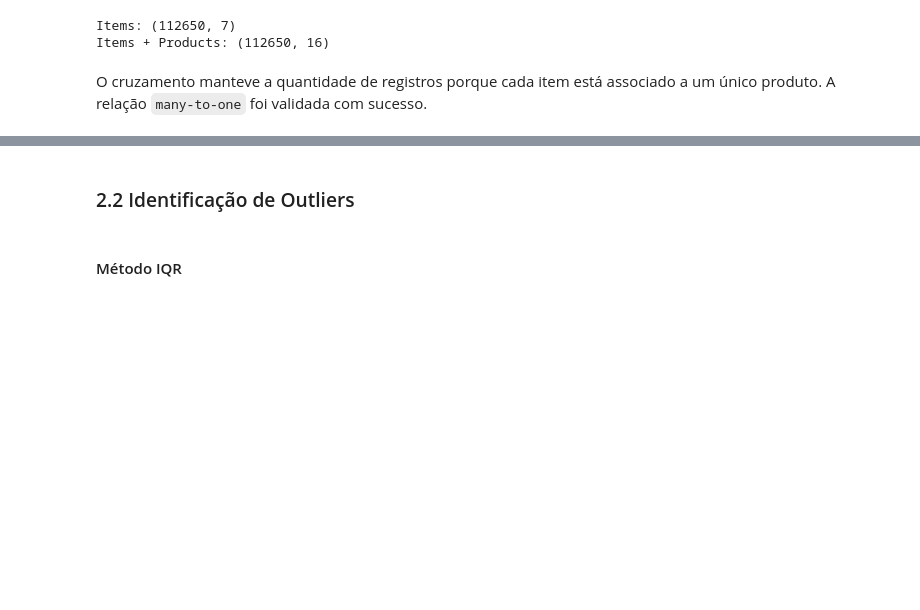
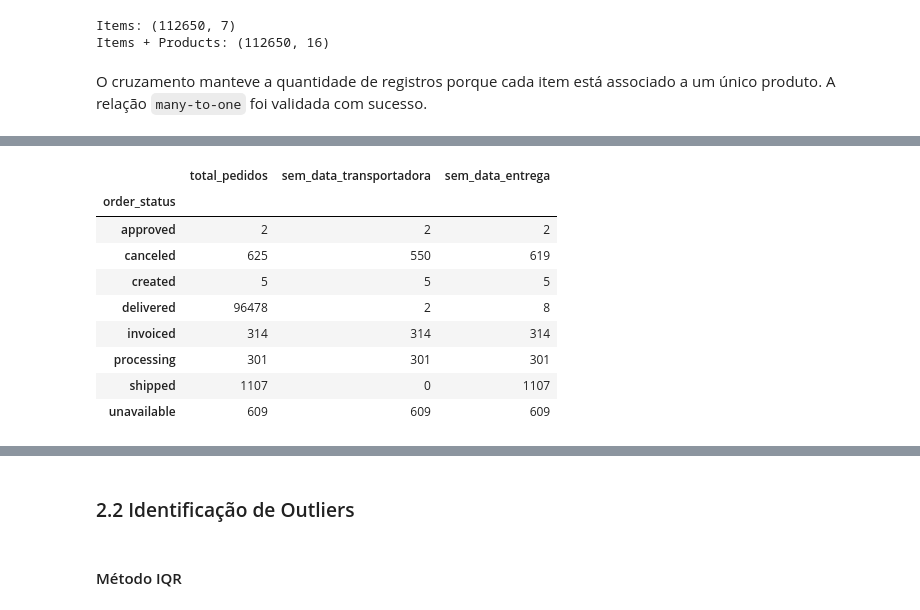
Before and after one commit to heliobrandao/projeto-tecnicas-programacao-i-py-ada, a Jupyter notebook: notebooks/analise.ipynb, the cells around one changed output, grey strips where cells are left out. Drawn from its saved outputs; the diff is of its cells as text; code cells hidden in the pictures; blank space fills up the shorter version.

```diff
--- a/notebooks/analise.ipynb
+++ b/notebooks/analise.ipynb
@@ -226,0 +312,19 @@ print(f"\nLinhas duplicadas no dataset consolidado: {df.duplicated().sum()}")
+# %%
+status_datas = df_orders_customers.groupby('order_status').agg(
+    total_pedidos=('order_id', 'count'),
+    sem_data_transportadora=('order_delivered_carrier_date', lambda x: x.isna().sum()),
+    sem_data_entrega=('order_delivered_customer_date', lambda x: x.isna().sum())
+)
+
+status_datas
+# %% [output]
+|  | total_pedidos | sem_data_transportadora | sem_data_entrega |
+| order_status |  |  |  |
+| approved | 2 | 2 | 2 |
+| canceled | 625 | 550 | 619 |
+| created | 5 | 5 | 5 |
+| delivered | 96478 | 2 | 8 |
+| invoiced | 314 | 314 | 314 |
+| processing | 301 | 301 | 301 |
+| shipped | 1107 | 0 | 1107 |
+| unavailable | 609 | 609 | 609 |
```
Also changed, not shown: parts of 32 cells of this notebook.
